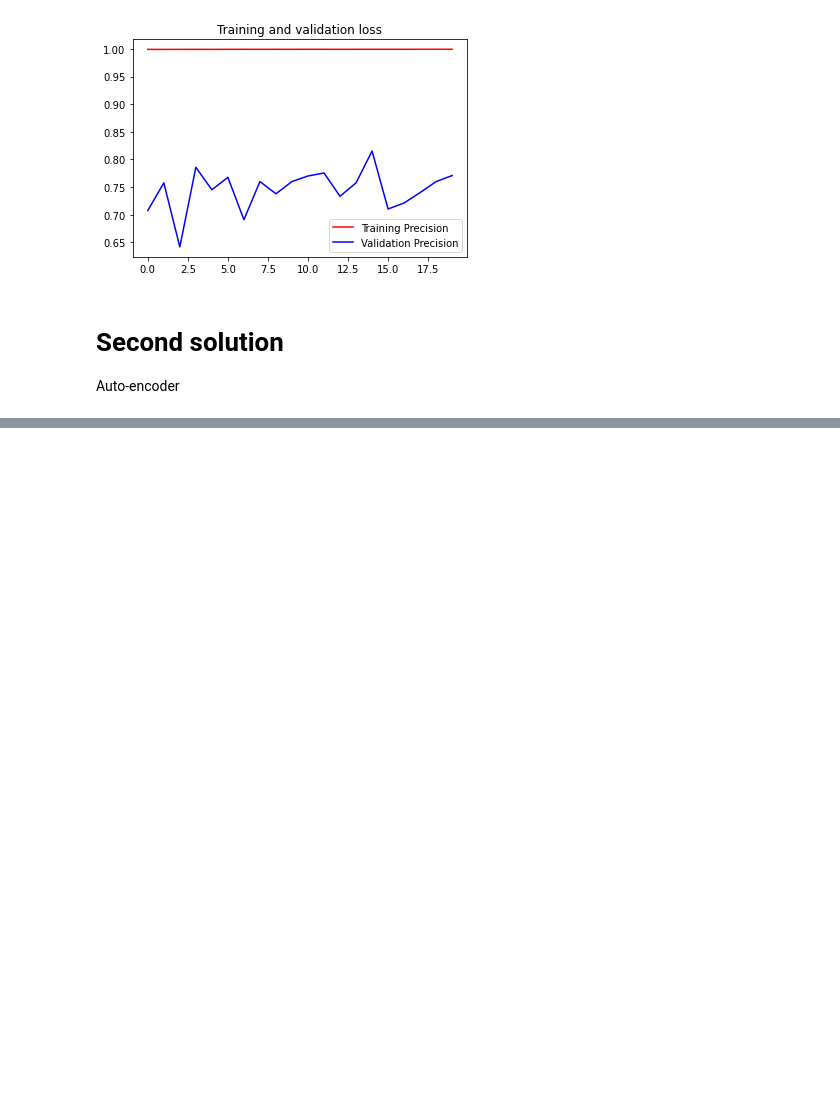
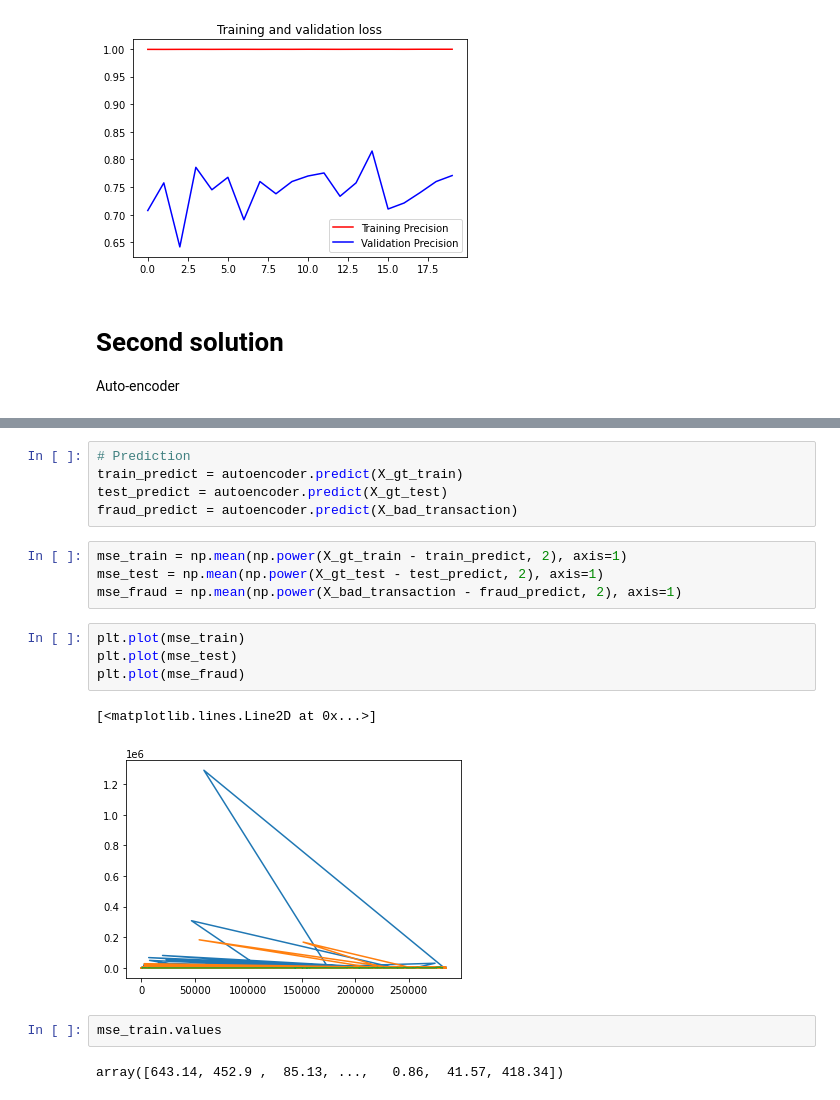
Before and after one commit to tom-fougere/kaggle-creditcardfraud, a Jupyter notebook: Credit card fraud detection.ipynb, the cells around one changed output, grey strips where cells are left out. Cells and saved outputs as stored; diff of their text form; blank space fills up the shorter version.

```diff
--- a/Credit card fraud detection.ipynb
+++ b/Credit card fraud detection.ipynb
@@ -236,0 +311,20 @@ history = autoencoder.fit(x_train_over_samp, y_train_over_samp,
+# %%
+# Prediction
+train_predict = autoencoder.predict(X_gt_train)
+test_predict = autoencoder.predict(X_gt_test)
+fraud_predict = autoencoder.predict(X_bad_transaction)
+# %%
+mse_train = np.mean(np.power(X_gt_train - train_predict, 2), axis=1)
+mse_test = np.mean(np.power(X_gt_test - test_predict, 2), axis=1)
+mse_fraud = np.mean(np.power(X_bad_transaction - fraud_predict, 2), axis=1)
+# %%
+plt.plot(mse_train)
+plt.plot(mse_test)
+plt.plot(mse_fraud)
+# %% [output]
+[<matplotlib.lines.Line2D at 0x...>]
+[figure, added]
+# %%
+mse_train.values
+# %% [output]
+array([643.14, 452.9 ,  85.13, ...,   0.86,  41.57, 418.34])
```
Also changed, not shown: parts of 7 cells of this notebook.
